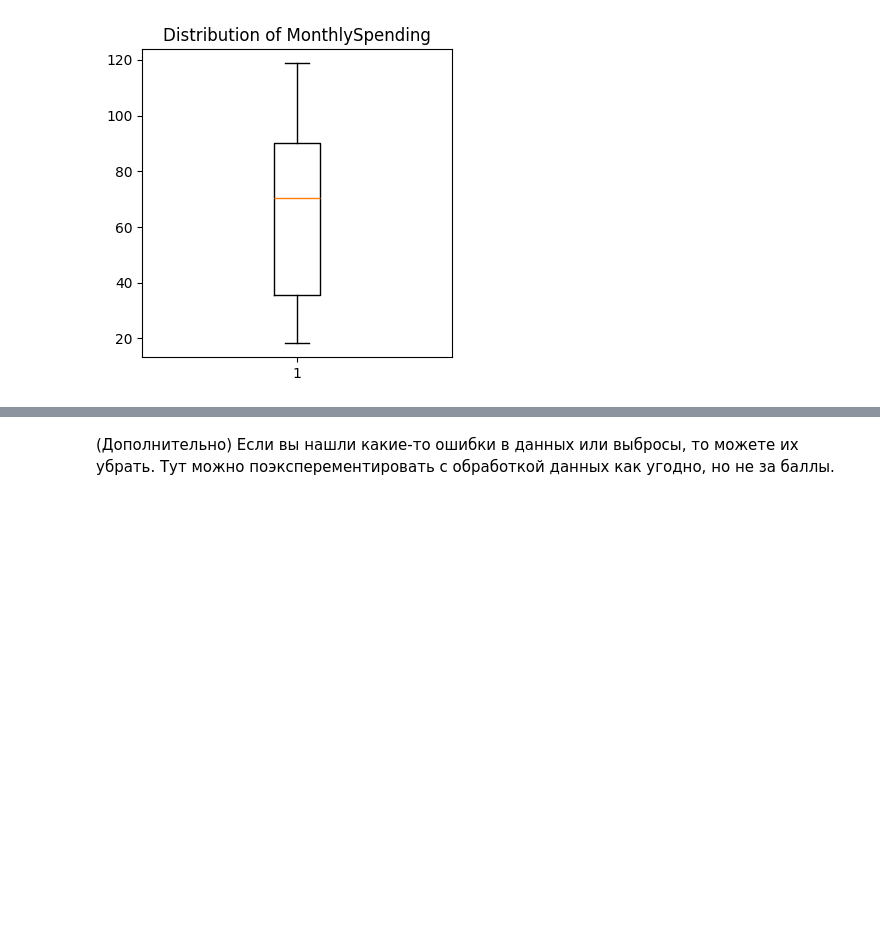
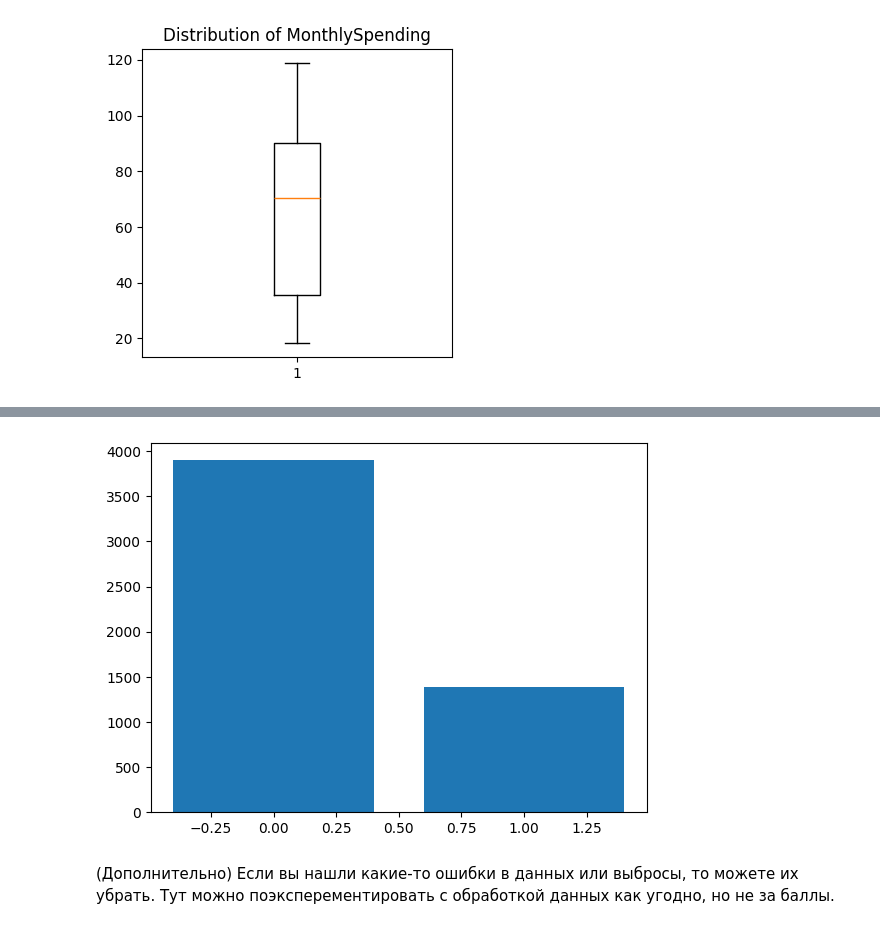
Before and after one commit to AlisaEee/ML, a Jupyter notebook: week_03_composition_model_selection/Homework/hw_3_kaggle.ipynb, the cells around one changed output, grey strips where cells are left out. Drawn from its saved outputs; the diff is of its cells as text; code cells hidden in the pictures; blank space fills up the shorter version.

```diff
--- a/week_03_composition_model_selection/Homework/hw_3_kaggle.ipynb
+++ b/week_03_composition_model_selection/Homework/hw_3_kaggle.ipynb
@@ -241,3 +260,8 @@ for feature in ['ClientPeriod','MonthlySpending']:
+# %%
+plt.bar(data[target_col].value_counts().index,data[target_col].value_counts().values)
+plt.show()
+# %% [output]
+[figure, added]
 # %% [markdown]
 (Дополнительно) Если вы нашли какие-то ошибки в данных или выбросы, то можете их убрать. Тут можно поэксперементировать с обработкой данных как угодно, но не за баллы.
 # %%
```
Also changed, not shown: parts of 3 cells of this notebook.
